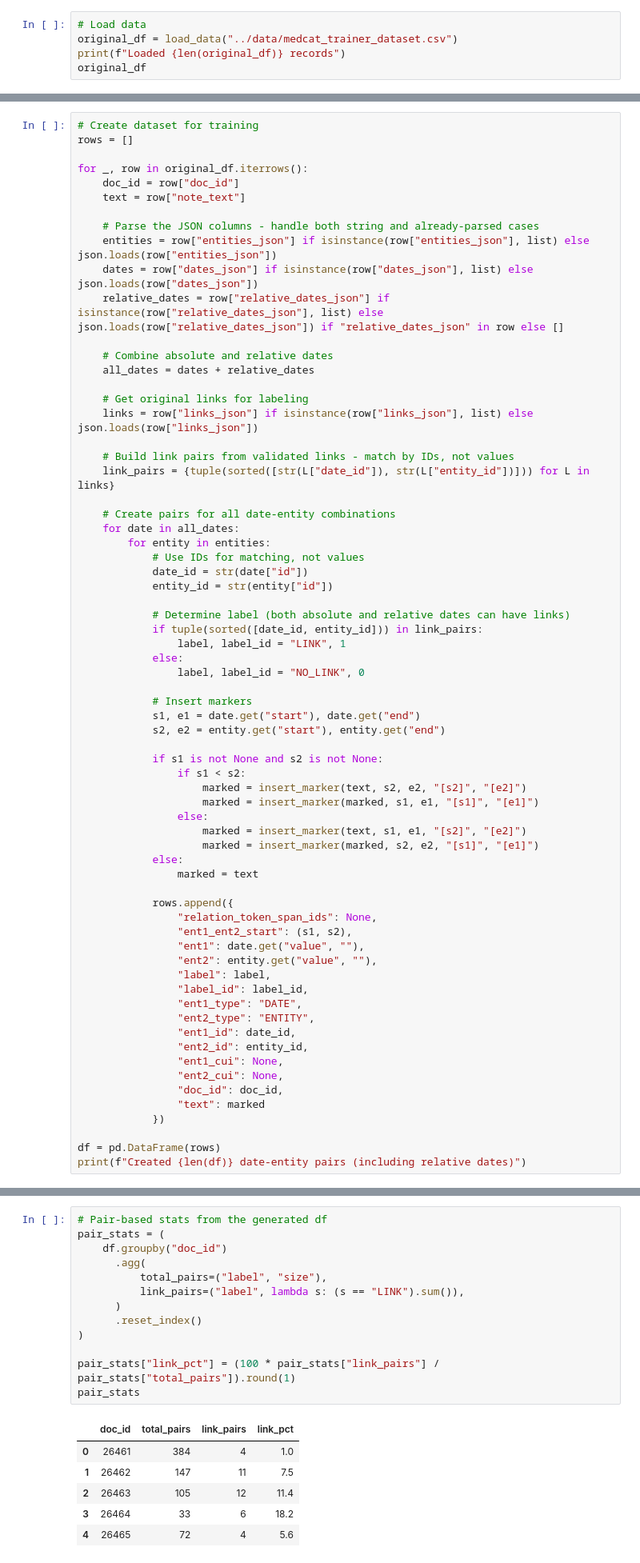
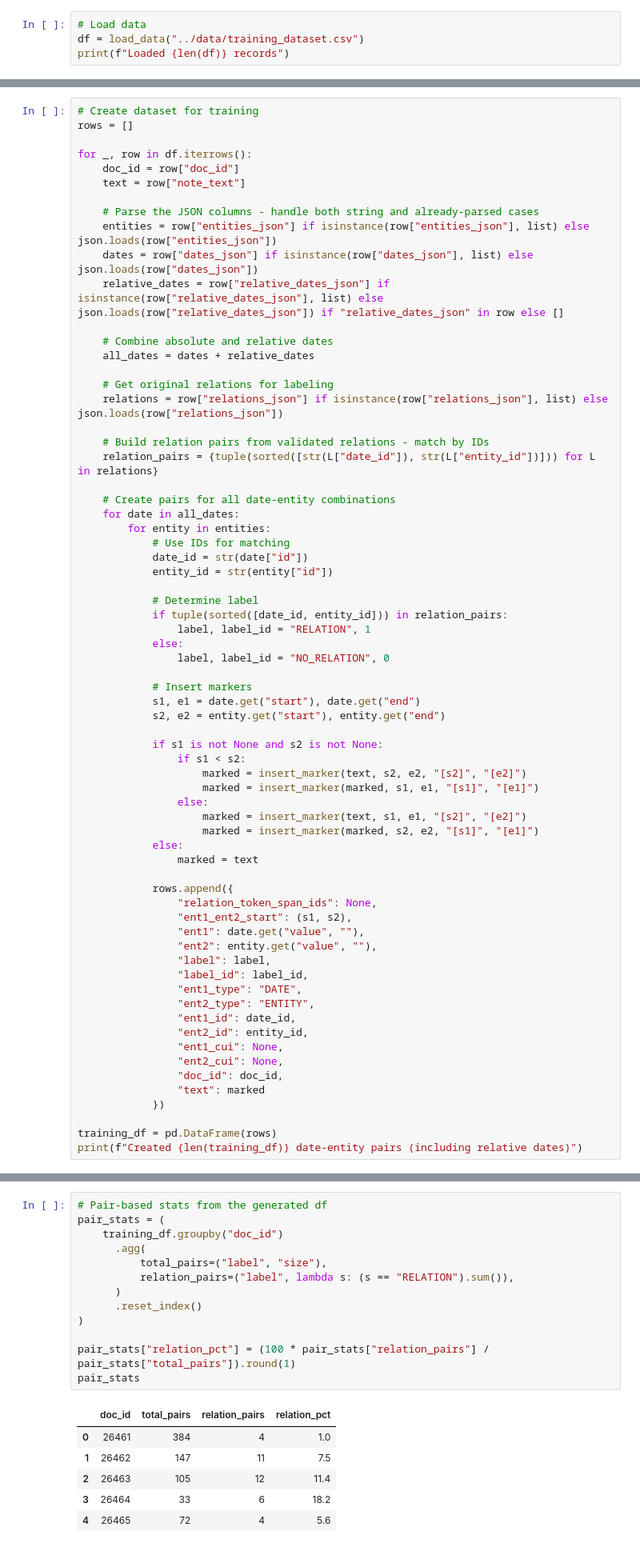
Before and after one commit to uclh-criu/patient-clinical-timeline-extraction, a Jupyter notebook: notebooks_training/relcat_training.ipynb, the cells around one changed output, grey strips where cells are left out. Shown at 80% size. Cells and saved outputs as stored; diff of their text form.

Commit message:
cleaning up training and evaluation utils and notebooks inc. renaming several files

```diff
--- a/notebooks_training/relcat_training.ipynb
+++ b/notebooks_training/relcat_training.ipynb
@@ -27,8 +24,7 @@ from relative_date_extractor import add_relative_dates
 Data Loading
 # %%
 # Load data
-original_df = load_data("../data/medcat_trainer_dataset.csv")
-print(f"Loaded {len(original_df)} records")
-original_df
+df = load_data("../data/training_dataset.csv")
+print(f"Loaded {len(df)} records")
 # %% [output]
 Loaded 5 records
@@ -57,7 +48,7 @@ def insert_marker(txt, start, end, tag_open, tag_close):
 # Create dataset for training
 rows = []
 
-for _, row in original_df.iterrows():
+for _, row in df.iterrows():
     doc_id = row["doc_id"]
     text = row["note_text"]
 
@@ -69,24 +60,24 @@ for _, row in original_df.iterrows():
     # Combine absolute and relative dates
     all_dates = dates + relative_dates
 
-    # Get original links for labeling
-    links = row["links_json"] if isinstance(row["links_json"], list) else json.loads(row["links_json"])
+    # Get original relations for labeling
+    relations = row["relations_json"] if isinstance(row["relations_json"], list) else json.loads(row["relations_json"])
 
-    # Build link pairs from validated links - match by IDs, not values
-    link_pairs = {tuple(sorted([str(L["date_id"]), str(L["entity_id"])])) for L in links}
+    # Build relation pairs from validated relations - match by IDs
+    relation_pairs = {tuple(sorted([str(L["date_id"]), str(L["entity_id"])])) for L in relations}
 
     # Create pairs for all date-entity combinations
     for date in all_dates:
         for entity in entities:
-            # Use IDs for matching, not values
+            # Use IDs for matching
             date_id = str(date["id"])
             entity_id = str(entity["id"])
 
-            # Determine label (both absolute and relative dates can have links)
-            if tuple(sorted([date_id, entity_id])) in link_pairs:
-                label, label_id = "LINK", 1
+            # Determine label
+            if tuple(sorted([date_id, entity_id])) in relation_pairs:
+                label, label_id = "RELATION", 1
             else:
-                label, label_id = "NO_LINK", 0
+                label, label_id = "NO_RELATION", 0
 
             # Insert markers
             s1, e1 = date.get("start"), date.get("end")
@@ -119,8 +110,8 @@ for _, row in original_df.iterrows():
                 "text": marked
             })
 
-df = pd.DataFrame(rows)
-print(f"Created {len(df)} date-entity pairs (including relative dates)")
+training_df = pd.DataFrame(rows)
+print(f"Created {len(training_df)} date-entity pairs (including relative dates)")
 # %% [output]
 Created 741 date-entity pairs (including relative dates)
 # %%
@@ -157,18 +166,18 @@ doc_level
 # %%
 # Pair-based stats from the generated df
 pair_stats = (
-    df.groupby("doc_id")
+    training_df.groupby("doc_id")
       .agg(
           total_pairs=("label", "size"),
-          link_pairs=("label", lambda s: (s == "LINK").sum()),
+          relation_pairs=("label", lambda s: (s == "RELATION").sum()),
       )
       .reset_index()
 )
 
-pair_stats["link_pct"] = (100 * pair_stats["link_pairs"] / pair_stats["total_pairs"]).round(1)
+pair_stats["relation_pct"] = (100 * pair_stats["relation_pairs"] / pair_stats["total_pairs"]).round(1)
 pair_stats
 # %% [output]
-|  | doc_id | total_pairs | link_pairs | link_pct |
+|  | doc_id | total_pairs | relation_pairs | relation_pct |
 | 0 | 26461 | 384 | 4 | 1.0 |
 | 1 | 26462 | 147 | 11 | 7.5 |
 | 2 | 26463 | 105 | 12 | 11.4 |
```
Also changed, not shown: parts of 21 cells of this notebook, 11 other files.
